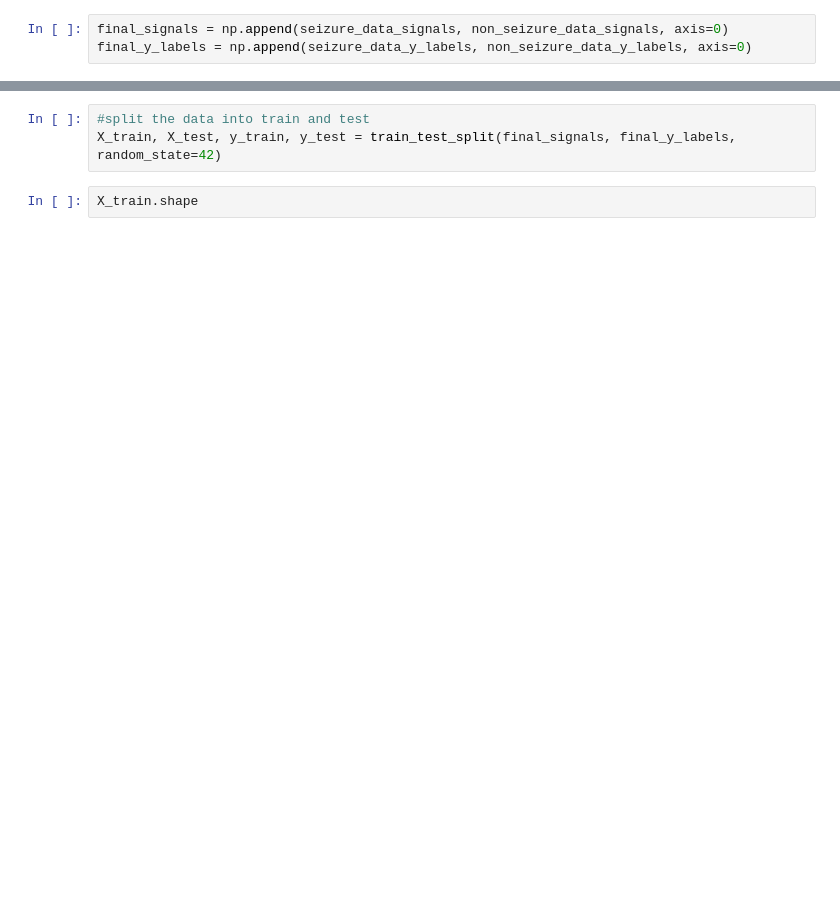
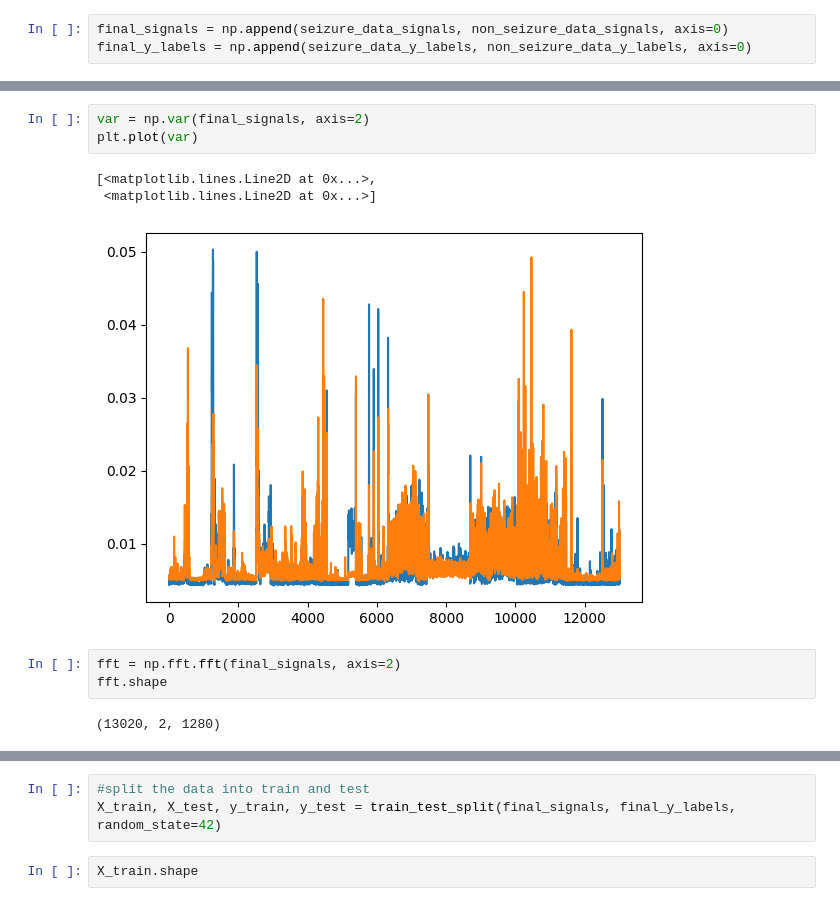
Before and after one commit to DevNerds2020/seizure-detector-with-neural-networks, a Jupyter notebook: SeizureDetector.ipynb, the cells around one changed output, grey strips where cells are left out. Saved outputs shown, nothing was run; the diff lists cells and outputs as text; blank space fills up the shorter version.

```diff
--- a/SeizureDetector.ipynb
+++ b/SeizureDetector.ipynb
@@ -291,0 +295,12 @@ final_signals.shape
+# %%
+var = np.var(final_signals, axis=2)
+plt.plot(var)
+# %% [output]
+[<matplotlib.lines.Line2D at 0x...>,
+ <matplotlib.lines.Line2D at 0x...>]
+[figure, added]
+# %%
+fft = np.fft.fft(final_signals, axis=2)
+fft.shape
+# %% [output]
+(13020, 2, 1280)
```
Also changed, not shown: parts of 20 cells of this notebook.
